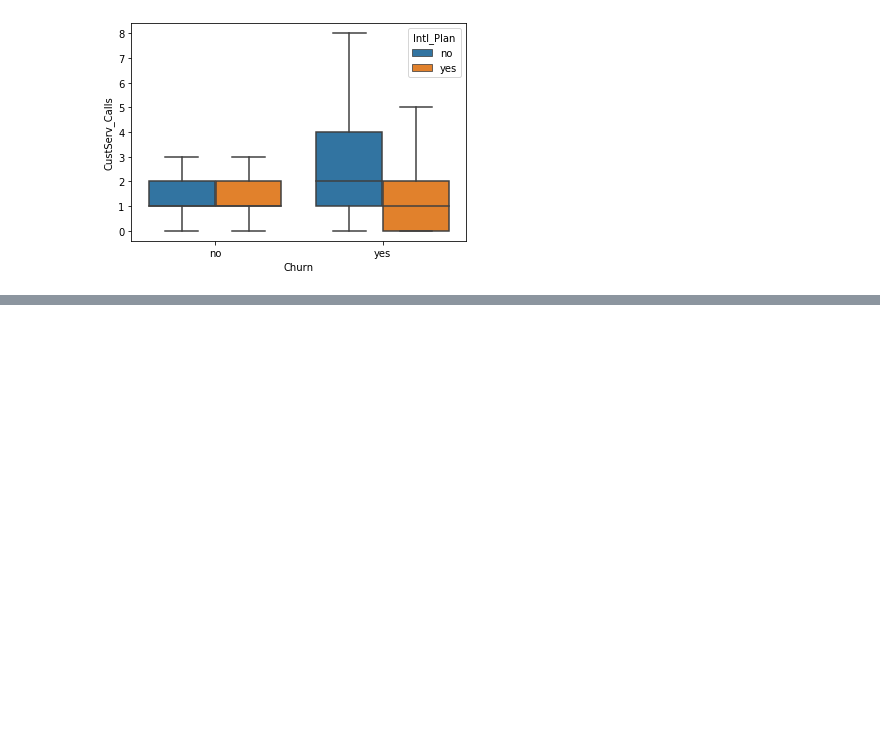
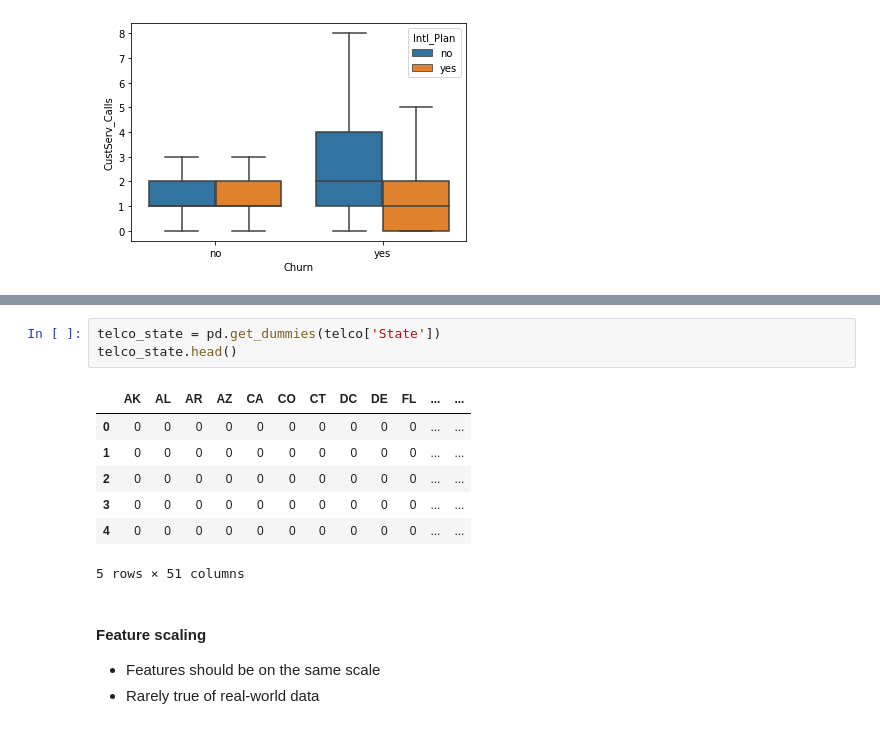
Before and after one commit to MikaelaKlein/Datacamp-Courses, a Jupyter notebook: Predicting Customer Churn in Python/Predicting Customer Churn in Python.ipynb, the cells around one changed output, grey strips where cells are left out. Drawn from its saved outputs; the diff is of its cells as text; blank space fills up the shorter version.

```diff
--- a/Predicting Customer Churn in Python/Predicting Customer Churn in Python.ipynb
+++ b/Predicting Customer Churn in Python/Predicting Customer Churn in Python.ipynb
@@ -212,0 +287,15 @@ plt.show()
+# %%
+telco_state = pd.get_dummies(telco['State'])
+telco_state.head()
+# %% [output]
+|  | AK | AL | AR | AZ | CA | CO | CT | DC | DE | FL | ... | ... |
+| 0 | 0 | 0 | 0 | 0 | 0 | 0 | 0 | 0 | 0 | 0 | ... | ... |
+| 1 | 0 | 0 | 0 | 0 | 0 | 0 | 0 | 0 | 0 | 0 | ... | ... |
+| 2 | 0 | 0 | 0 | 0 | 0 | 0 | 0 | 0 | 0 | 0 | ... | ... |
+| 3 | 0 | 0 | 0 | 0 | 0 | 0 | 0 | 0 | 0 | 0 | ... | ... |
+| 4 | 0 | 0 | 0 | 0 | 0 | 0 | 0 | 0 | 0 | 0 | ... | ... |
+5 rows × 51 columns
+# %% [markdown]
+#### Feature scaling
+* Features should be on the same scale
+* Rarely true of real-world data
```
Also changed, not shown: parts of 13 cells of this notebook.
